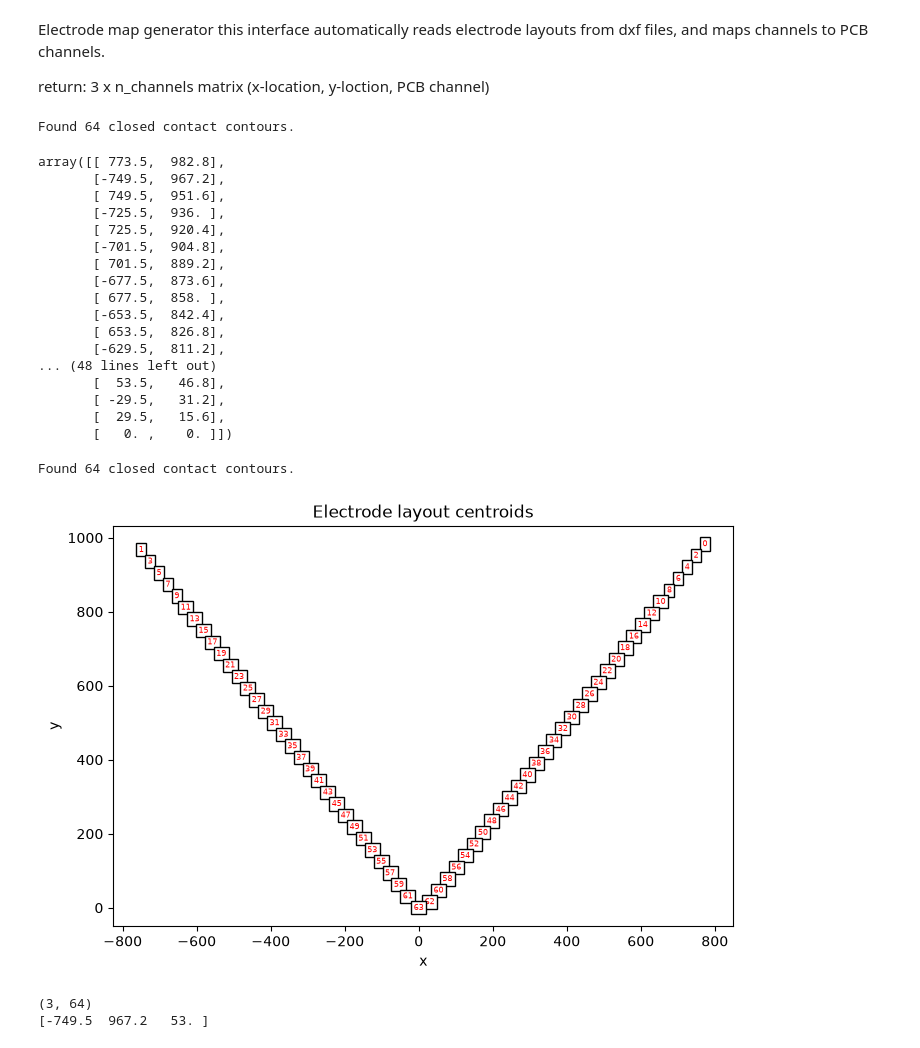
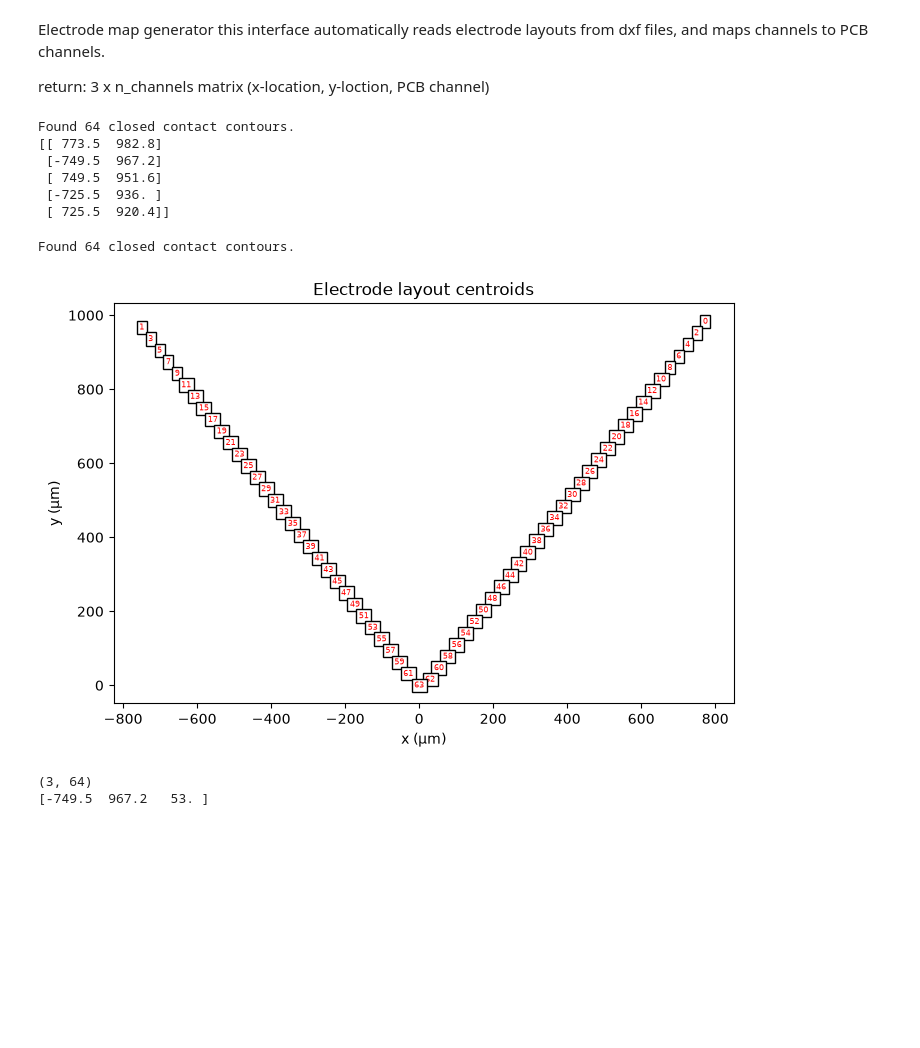
Before and after one commit to m-buschmann/electrode-assembly-mapper, a Jupyter notebook: interface.ipynb, the cells around one changed output. Cells and saved outputs as stored; diff of their text form; code cells hidden in the pictures; blank space fills up the shorter version.

```diff
--- a/interface.ipynb
+++ b/interface.ipynb
@@ -5,5 +5,7 @@ and maps channels to PCB channels.
 
 return: 3 x n_channels matrix (x-location, y-loction, PCB channel)
 # %%
-file_name = "electrode-headstage_connection.csv"
+# Config
+dxf_file = "../example2/Xiaomin_electrode_v2.dxf"
+csv_file = "electrode-headstage_connection.csv"
 # %%
@@ -14,41 +14,21 @@ from utils import read_electrode_centroids, print_text
-# %%
-utils.read_electrode_centroids("../example2/Xiaomin_electrode_v2.dxf", layer_name="electrodes")
-# %% [output]
-Found 64 closed contact contours.
-array([[ 773.5,  982.8],
-       [-749.5,  967.2],
-       [ 749.5,  951.6],
-       [-725.5,  936. ],
-       [ 725.5,  920.4],
-       [-701.5,  904.8],
-       [ 701.5,  889.2],
-       [-677.5,  873.6],
-       [ 677.5,  858. ],
-       [-653.5,  842.4],
-       [ 653.5,  826.8],
-       [-629.5,  811.2],
-... (48 lines left out)
-       [  53.5,   46.8],
-       [ -29.5,   31.2],
-       [  29.5,   15.6],
-       [   0. ,    0. ]])
+# %%
+# Only load centroids
+xy = utils.read_electrode_centroids(dxf_file, layer_name="electrodes")
+print(xy[:5])
+# %% [output]
+Found 64 closed contact contours.
+[[ 773.5  982.8]
+ [-749.5  967.2]
+ [ 749.5  951.6]
+ [-725.5  936. ]
+ [ 725.5  920.4]]
 # %%
-
-xy = read_electrode_centroids("../example2/Xiaomin_electrode_v2.dxf", layer_name="electrodes")
+# Alternatively: Load and plot electrodes
+xy = utils.load_and_plot_electrodes(dxf_file)
 # %% [output]
 Found 64 closed contact contours.
+[figure, added]
 # %%
-fig, ax = plt.subplots(figsize=(8, 10))
-
-for i, (x, y) in enumerate(xy):
-    utils.print_text(ax, i, [x, y])
-
-ax.scatter(xy[:, 0], xy[:, 1], s=20, color="tab:blue", alpha=0.7)
-ax.set_aspect("equal")
-ax.set_title("Electrode layout centroids")
-ax.set_xlabel("x")
-ax.set_ylabel("y")
-plt.show()
+# Create channel map
+channel_map = utils.create_channel_map(xy, csv_file)
-# %% [output]
-[figure, removed]
 # %%
```
Also changed, not shown: parts of 3 cells of this notebook, 1 other file.
